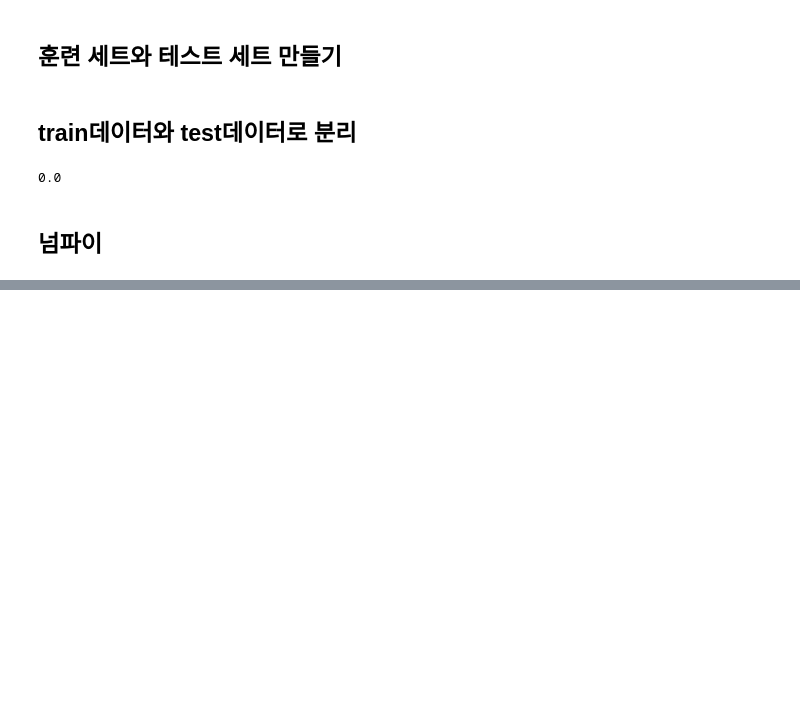
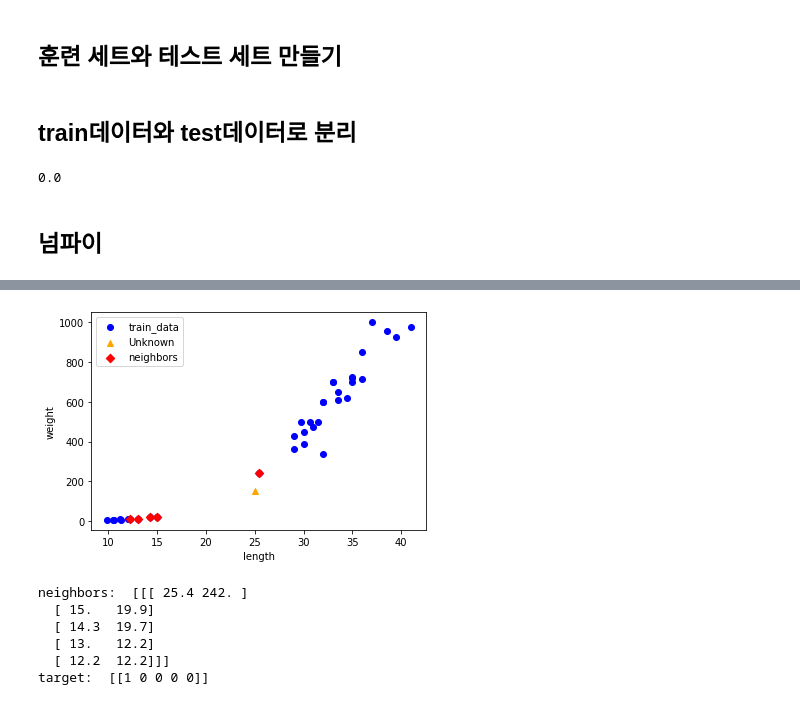
Before and after one commit to epocheing/202206_KNU_kdt2, a Jupyter notebook: machine_learning/D_0830.ipynb, the cells around one changed output, grey strips where cells are left out. Saved outputs shown, nothing was run; the diff lists cells and outputs as text; code cells hidden in the pictures; blank space fills up the shorter version.

```diff
--- a/machine_learning/D_0830.ipynb
+++ b/machine_learning/D_0830.ipynb
@@ -164,0 +317,21 @@ kn.score(test_input, test_target)
+# %%
+plt.scatter(train_input[:, 0], train_input[:, 1], label='train_data', color='b')
+plt.scatter(25, 150, marker='^', color='orange', label='Unknown')
+plt.scatter(train_input[indexes, 0], train_input[indexes, 1],
+marker='D', label='neighbors', color='r')
+plt.xlabel('length')
+plt.ylabel('weight')
+plt.legend()
+plt.show()
+# %% [output]
+[figure, added]
+# %%
+print("neighbors: ", train_input[indexes])
+print("target: ", train_target[indexes])
+# %% [output]
+neighbors:  [[[ 25.4 242. ]
+  [ 15.   19.9]
+  [ 14.3  19.7]
+  [ 13.   12.2]
+  [ 12.2  12.2]]]
+target:  [[1 0 0 0 0]]
```
Also changed, not shown: parts of 29 cells of this notebook, 1 other file.
